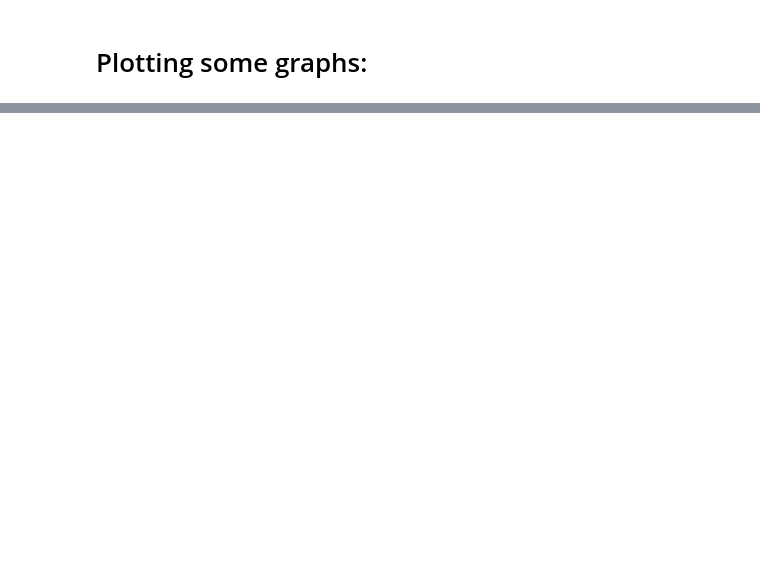
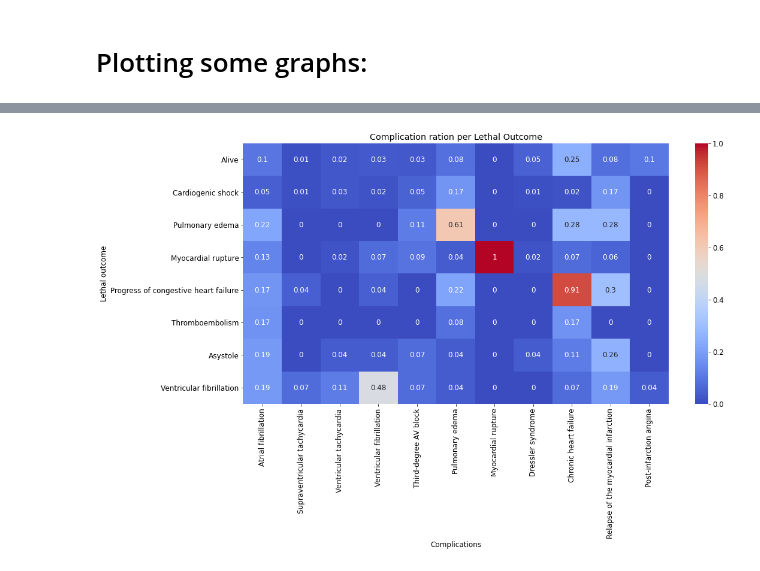
Before and after one commit to dwelcaslu/IFSP---Projeto-Interdisciplinar, a Jupyter notebook: notebooks/lucas/nbk00_data_exploration.ipynb, the cells around one changed output, grey strips where cells are left out. Cells and saved outputs as stored; diff of their text form; code cells hidden in the pictures; blank space fills up the shorter version.

```diff
--- a/notebooks/lucas/nbk00_data_exploration.ipynb
+++ b/notebooks/lucas/nbk00_data_exploration.ipynb
@@ -108,0 +212,21 @@ vis.plot_feature_boxplots(data, boxplot_cols, figsize=(12, 20), subplot_layout=(
+# %%
+# Complication ration per Lethal Outcome:
+results = []
+for y in data[TARGET_COL].unique():
+    dftmp = data[data[TARGET_COL] == y]
+    results.append(dftmp[COMPLICATIONS_COLS].mean(axis=0).to_dict())
+    results[-1][TARGET_COL] = y
+results = pd.DataFrame(results)
+results = results.sort_values(by=TARGET_COL).drop(columns=[TARGET_COL])
+results.index = TARGET_NAMES
+results.columns = COMPLICATIONS_NAMES
+
+plt.figure(figsize=(16, 10))
+plt.title('Complication ration per Lethal Outcome')
+sns.heatmap(results, cmap='coolwarm', annot=results.values.round(2))
+plt.xlabel('Complications')
+plt.ylabel('Lethal outcome')
+plt.tight_layout()
+plt.show()
+# %% [output]
+[figure, added]
```
Also changed, not shown: parts of 18 cells of this notebook, 8 other files.
